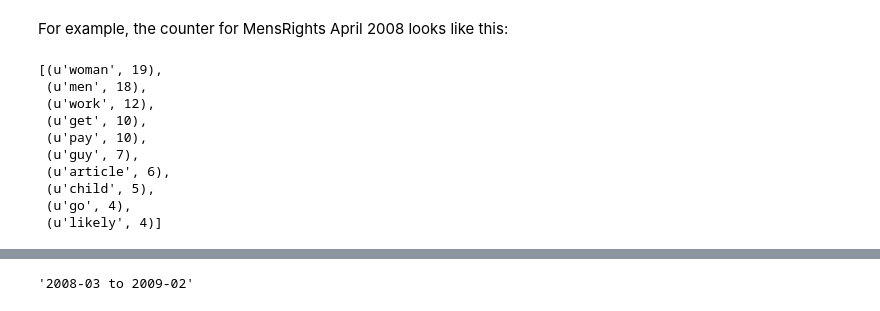
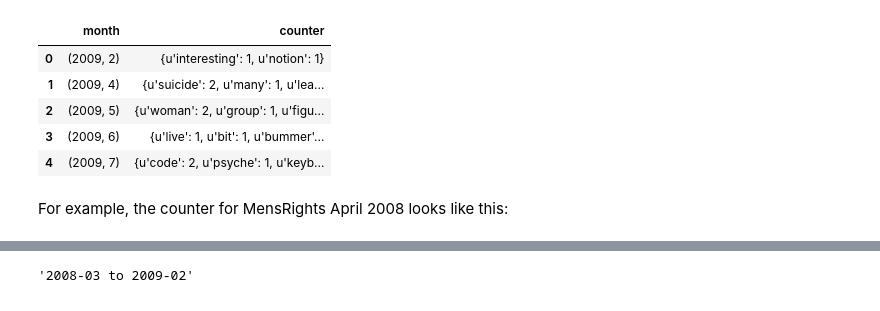
Before and after one commit to chao-ji/reddit, a Jupyter notebook: Part 5 Topics Over Time - Overrepresented Words.ipynb, the cells around one changed output, grey strips where cells are left out. Drawn from its saved outputs; the diff is of its cells as text; code cells hidden in the pictures.

```diff
--- a/Part 5 Topics Over Time - Overrepresented Words.ipynb
+++ b/Part 5 Topics Over Time - Overrepresented Words.ipynb
@@ -66,16 +66,12 @@ for sr in srs:
+# %%
+feminism_counter = counter_bymonth("Feminism")
+feminism_counter[:5]
+# %% [output]
+|  | month | counter |
+| 0 | (2009, 2) | {u'interesting': 1, u'notion': 1} |
+| 1 | (2009, 4) | {u'suicide': 2, u'many': 1, u'lea... |
+| 2 | (2009, 5) | {u'woman': 2, u'group': 1, u'figu... |
+| 3 | (2009, 6) | {u'live': 1, u'bit': 1, u'bummer'... |
+| 4 | (2009, 7) | {u'code': 2, u'psyche': 1, u'keyb... |
 # %% [markdown]
 For example, the counter for MensRights April 2008 looks like this:
-# %%
-counter = pickle.load(open("MensRights_2008_04.pickle"))
-counter.most_common(10)
-# %% [output]
-[(u'woman', 19),
- (u'men', 18),
- (u'work', 12),
- (u'get', 10),
- (u'pay', 10),
- (u'guy', 7),
- (u'article', 6),
- (u'child', 5),
- (u'go', 4),
- (u'likely', 4)]
```
Also changed, not shown: parts of 22 cells of this notebook.
